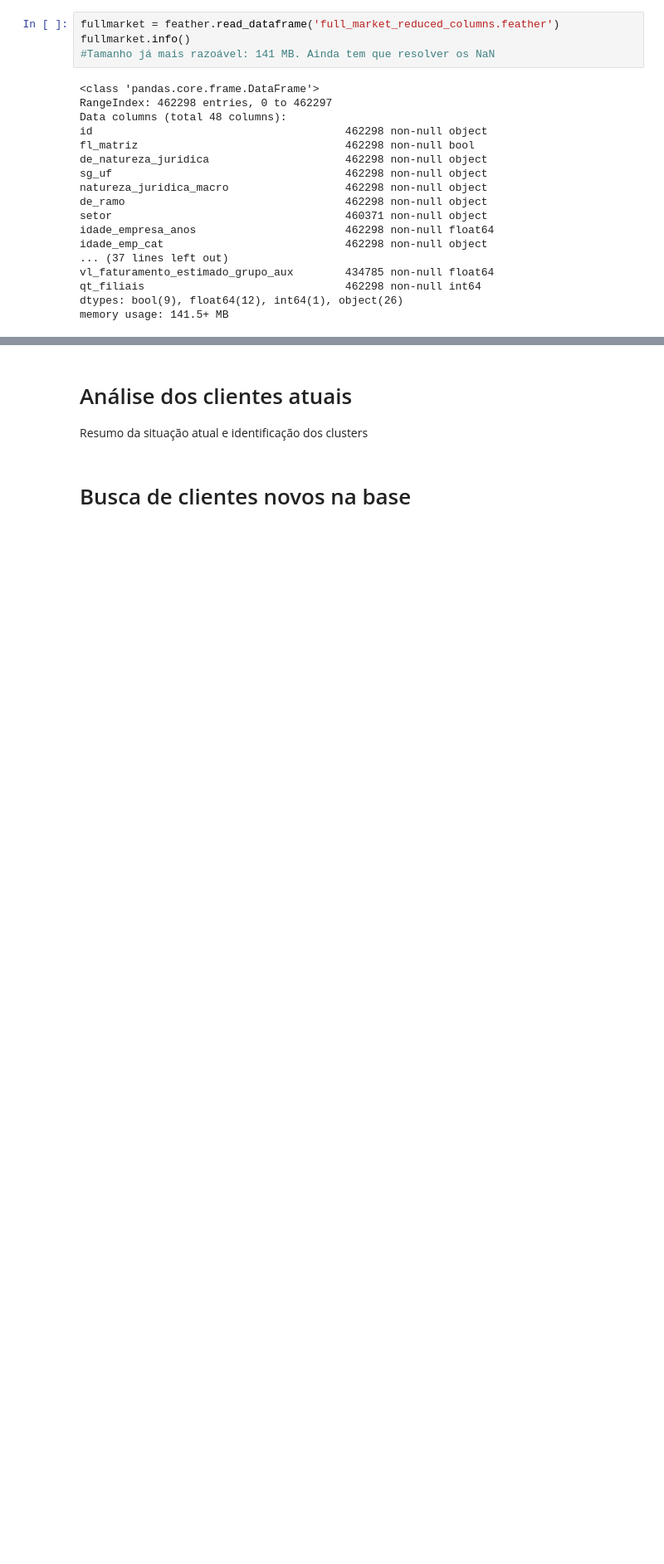
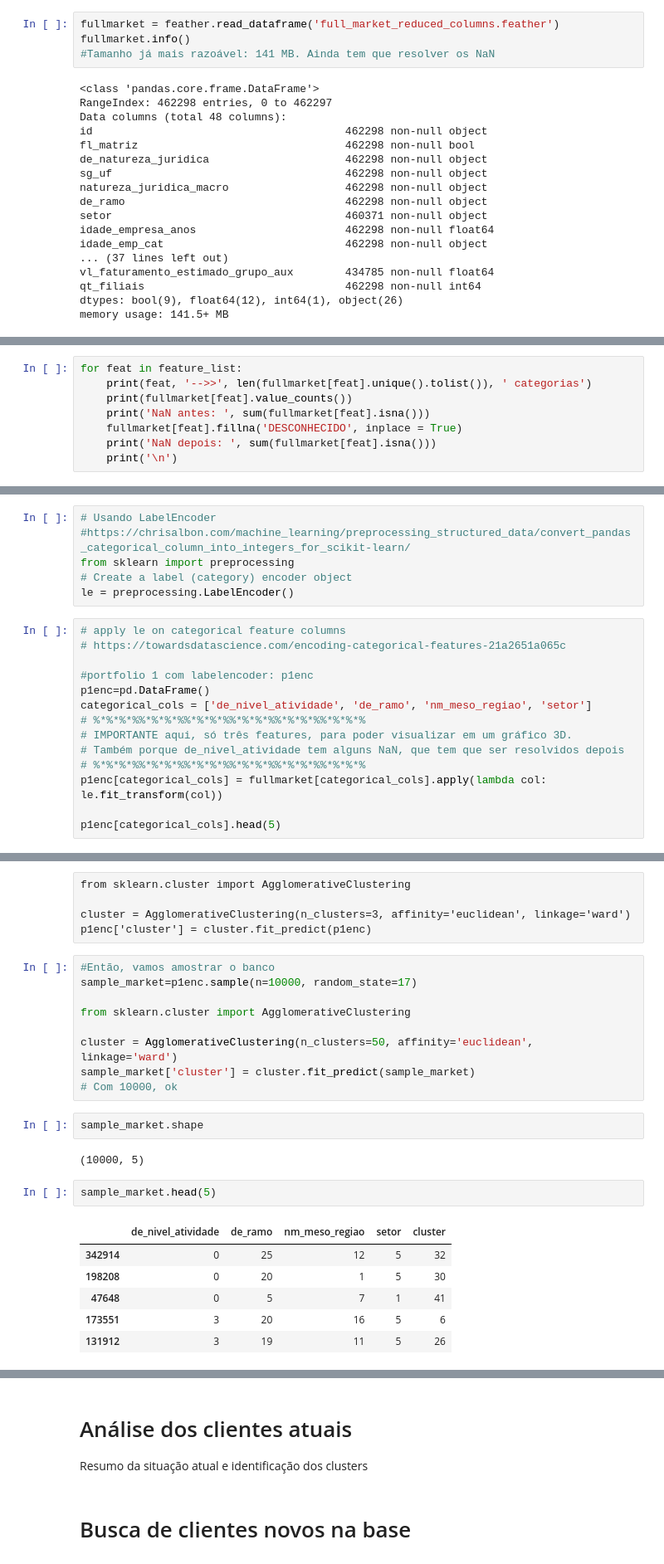
Before and after one commit to codenation-dev/squad-1-ad-data-science-1, a Jupyter notebook: recommender_system_squad_1/Recommendation_system_for_Neoway.ipynb, the cells around one changed output, grey strips where cells are left out. Shown at 83% size. Cells and saved outputs as stored; diff of their text form; blank space fills up the shorter version.

Commit message:
Clustering full database.

```diff
--- a/recommender_system_squad_1/Recommendation_system_for_Neoway.ipynb
+++ b/recommender_system_squad_1/Recommendation_system_for_Neoway.ipynb
@@ -39,0 +58,8 @@ memory usage: 141.5+ MB
+# %%
+for feat in feature_list:
+    print(feat, '-->>', len(fullmarket[feat].unique().tolist()), ' categorias')
+    print(fullmarket[feat].value_counts())
+    print('NaN antes: ', sum(fullmarket[feat].isna()))
+    fullmarket[feat].fillna('DESCONHECIDO', inplace = True)
+    print('NaN depois: ', sum(fullmarket[feat].isna()))
+    print('\n')
@@ -39,0 +88,20 @@ memory usage: 141.5+ MB
+# %%
+# Usando LabelEncoder
+#https://chrisalbon.com/machine_learning/preprocessing_structured_data/convert_pandas_categorical_column_into_integers_for_scikit-learn/
+from sklearn import preprocessing
+# Create a label (category) encoder object
+le = preprocessing.LabelEncoder()
+# %%
+# apply le on categorical feature columns
+# https://towardsdatascience.com/encoding-categorical-features-21a2651a065c
+
+#portfolio 1 com labelencoder: p1enc
+p1enc=pd.DataFrame()
+categorical_cols = ['de_nivel_atividade', 'de_ramo', 'nm_meso_regiao', 'setor']
+# %*%*%*%%*%*%*%%*%*%*%%*%*%*%%*%*%*%%*%*%*%
+# IMPORTANTE aqui, só três features, para poder visualizar em um gráfico 3D.
+# Também porque de_nivel_atividade tem alguns NaN, que tem que ser resolvidos depois
+# %*%*%*%%*%*%*%%*%*%*%%*%*%*%%*%*%*%%*%*%*%
+p1enc[categorical_cols] = fullmarket[categorical_cols].apply(lambda col: le.fit_transform(col))
+
+p1enc[categorical_cols].head(5)
@@ -39,0 +139,27 @@ memory usage: 141.5+ MB
+# %% [raw]
+from sklearn.cluster import AgglomerativeClustering
+
+cluster = AgglomerativeClustering(n_clusters=3, affinity='euclidean', linkage='ward')
+p1enc['cluster'] = cluster.fit_predict(p1enc)
+# %%
+#Então, vamos amostrar o banco
+sample_market=p1enc.sample(n=10000, random_state=17)
+
+from sklearn.cluster import AgglomerativeClustering
+
+cluster = AgglomerativeClustering(n_clusters=50, affinity='euclidean', linkage='ward')
+sample_market['cluster'] = cluster.fit_predict(sample_market)
+# Com 10000, ok
+# %%
+sample_market.shape
+# %% [output]
+(10000, 5)
+# %%
+sample_market.head(5)
+# %% [output]
+|  | de_nivel_atividade | de_ramo | nm_meso_regiao | setor | cluster |
+| 342914 | 0 | 25 | 12 | 5 | 32 |
+| 198208 | 0 | 20 | 1 | 5 | 30 |
+| 47648 | 0 | 5 | 7 | 1 | 41 |
+| 173551 | 3 | 20 | 16 | 5 | 6 |
+| 131912 | 3 | 19 | 11 | 5 | 26 |
```
Also changed, not shown: parts of 17 cells of this notebook.
